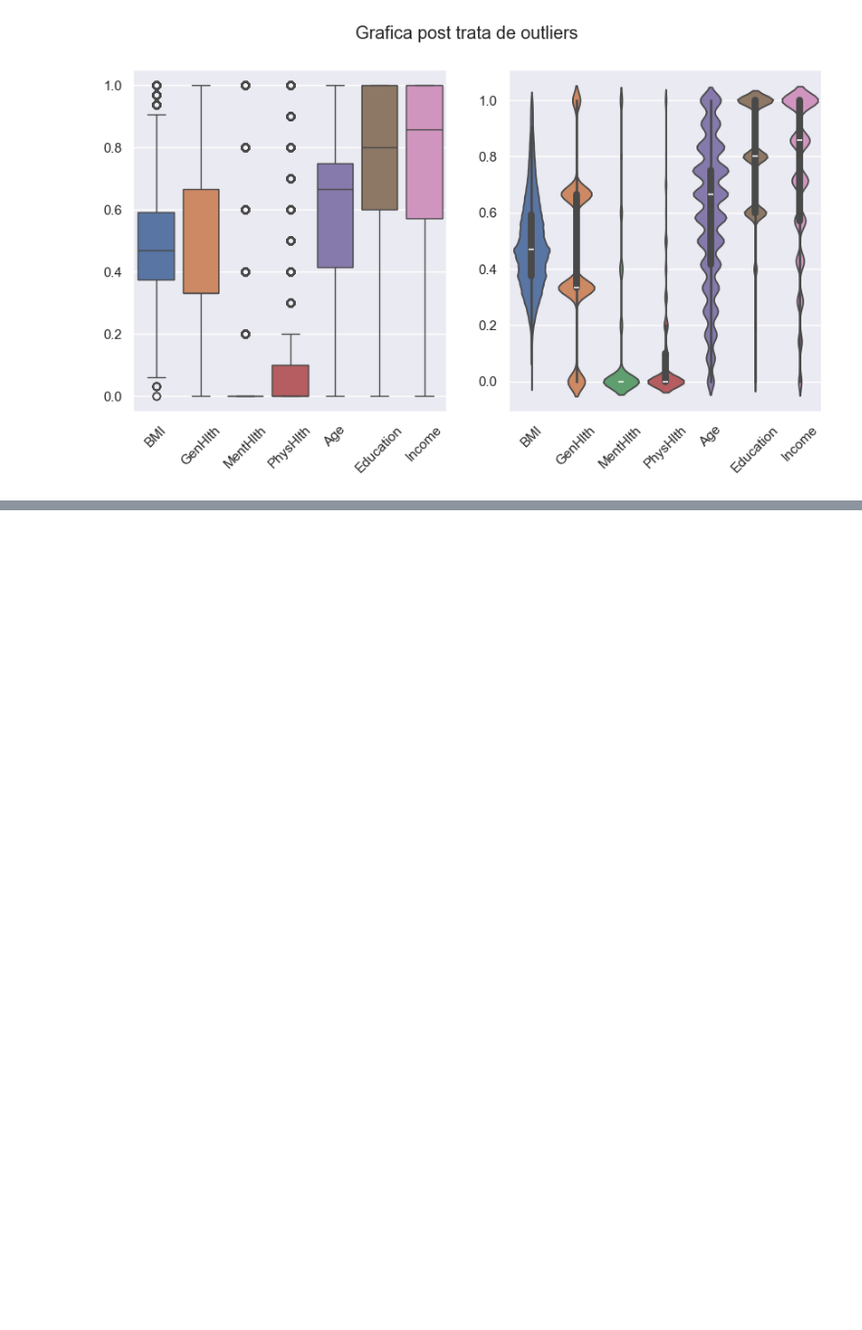
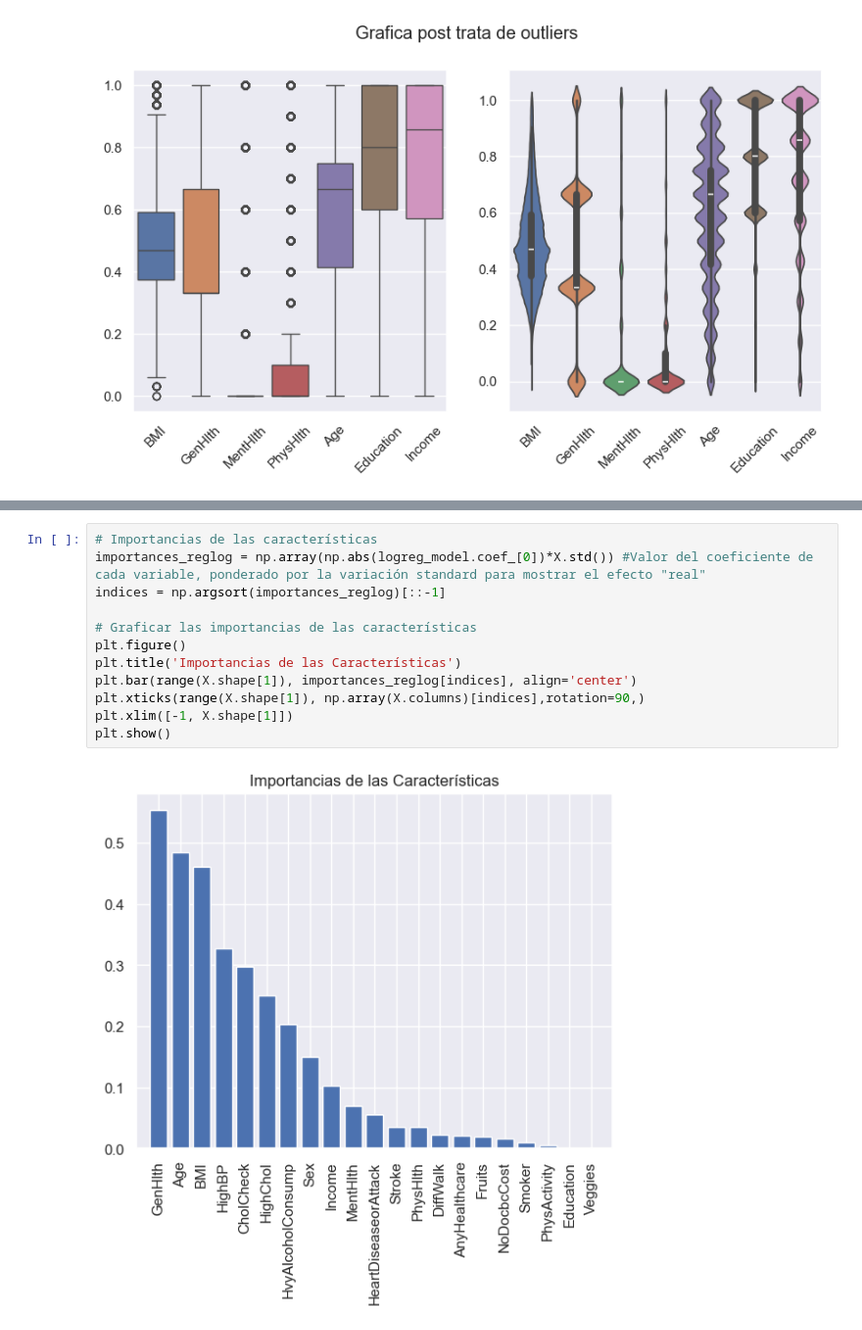
Before and after one commit to Gaddran/Tarea4MachineLearning, a Jupyter notebook: notebooks/Tarea4.ipynb, the cells around one changed output, grey strips where cells are left out. Shown at 98% size. Drawn from its saved outputs; the diff is of its cells as text; blank space fills up the shorter version.

```diff
--- a/notebooks/Tarea4.ipynb
+++ b/notebooks/Tarea4.ipynb
@@ -266,0 +337,14 @@ plt.show()
+# %%
+# Importancias de las características
+importances_reglog = np.array(np.abs(logreg_model.coef_[0])*X.std()) #Valor del coeficiente de cada variable, ponderado por la variación standard para mostrar el efecto "real"
+indices = np.argsort(importances_reglog)[::-1]
+
+# Graficar las importancias de las características
+plt.figure()
+plt.title('Importancias de las Características')
+plt.bar(range(X.shape[1]), importances_reglog[indices], align='center')
+plt.xticks(range(X.shape[1]), np.array(X.columns)[indices],rotation=90,)
+plt.xlim([-1, X.shape[1]])
+plt.show()
+# %% [output]
+[figure, added]
```
Also changed, not shown: parts of 28 cells of this notebook, 1 other file.
